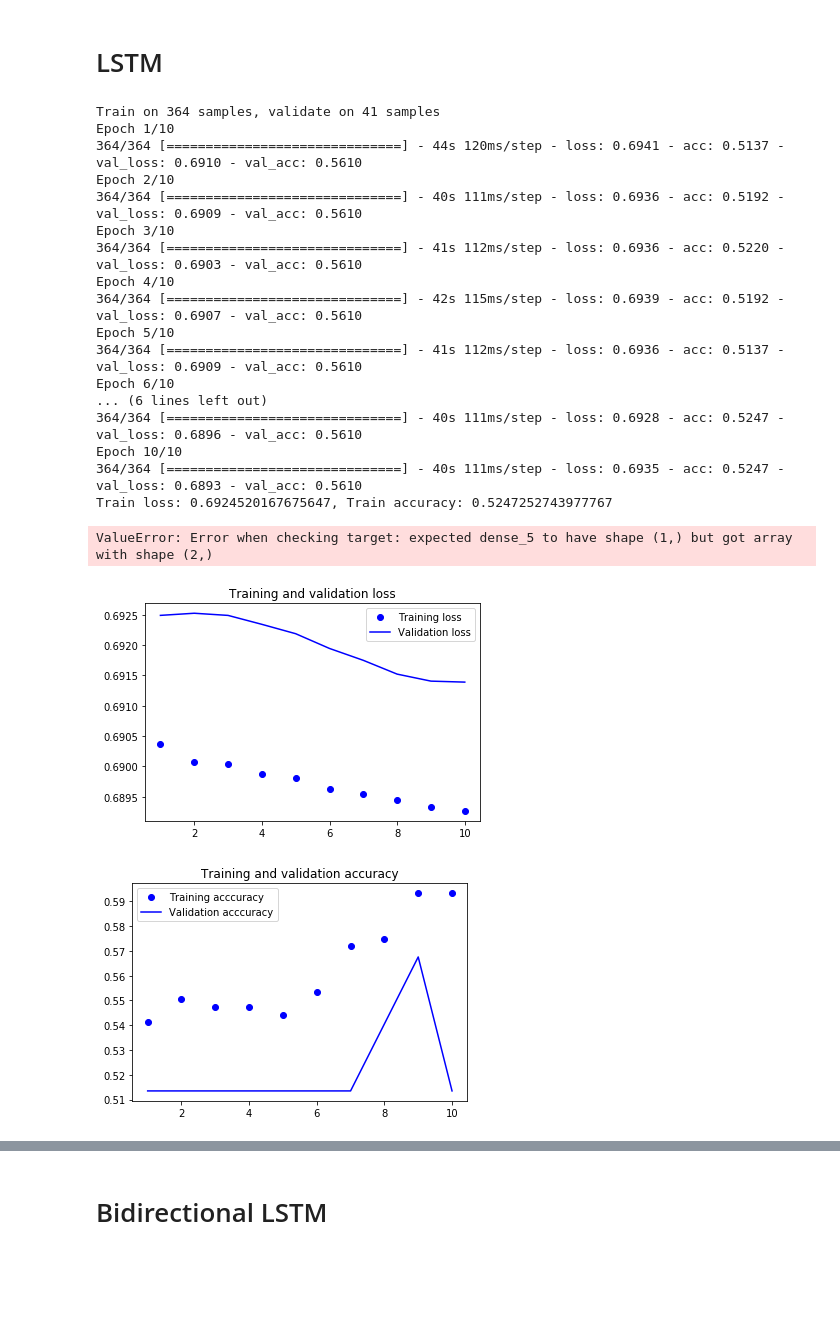
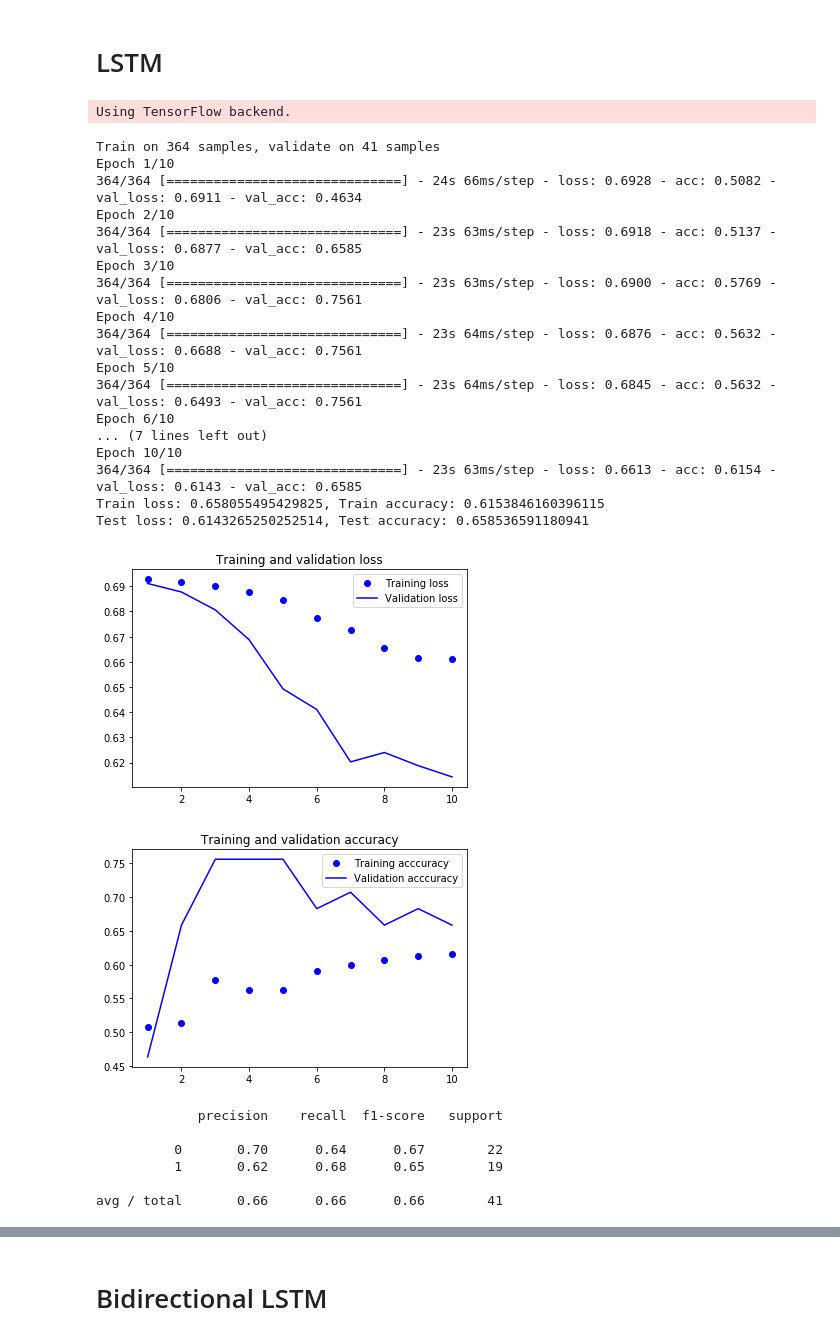
Before and after one commit to RoamEasy/emg-deep-learning, a Jupyter notebook: LSTM.ipynb, the cells around one changed output, grey strips where cells are left out. Saved outputs shown, nothing was run; the diff lists cells and outputs as text; code cells hidden in the pictures; blank space fills up the shorter version.

```diff
--- a/LSTM.ipynb
+++ b/LSTM.ipynb
@@ -21,17 +21,28 @@ from keras import optimizers
 from keras import layers
 from keras import models
 from keras.callbacks import History
+from keras.utils import np_utils
+history = History()
 
+if y_train.shape[-1] > 10:
+    num_classes = 2
+    activation = 'sigmoid'
+    loss = 'brinary_crossentropy'
+else:
+    num_classes = 10
+    y_train = np_utils.to_categorical(y_train, num_classes)
+    y_test = np_utils.to_categorical(y_test, num_classes)
+    activation = 'softmax'
+    loss = 'categorical_crossentropy'
 
-history = History()
-batch_size = 16
+batch_size = 32
 epochs = 10
 
 model = models.Sequential()
 model.add(LSTM(1, input_shape = (max_length, X_train.shape[-1])))
-model.add(layers.Dense(1, activation='sigmoid'))
+model.add(layers.Dense(1, activation=activation))
 
-model.compile(loss='binary_crossentropy',
+model.compile(loss=loss,
               optimizer= optimizers.Adam(lr =0.01),
               metrics=['accuracy'])
 
@@ -48,28 +59,28 @@ print('Train loss: {}, Train accuracy: {}'.format(train_score[0], train_score[1]
 test_score = model.evaluate(X_test, y_test, verbose=0)
 print('Test loss: {}, Test accuracy: {}'.format(test_score[0], test_score[1]))
 # %% [output]
-Train on 364 samples, validate on 41 samples
-Epoch 1/10
-364/364 [==============================] - 44s 120ms/step - loss: 0.6941 - acc: 0.5137 - val_loss: 0.6910 - val_acc: 0.5610
-Epoch 2/10
-364/364 [==============================] - 40s 111ms/step - loss: 0.6936 - acc: 0.5192 - val_loss: 0.6909 - val_acc: 0.5610
-Epoch 3/10
-364/364 [==============================] - 41s 112ms/step - loss: 0.6936 - acc: 0.5220 - val_loss: 0.6903 - val_acc: 0.5610
-Epoch 4/10
-364/364 [==============================] - 42s 115ms/step - loss: 0.6939 - acc: 0.5192 - val_loss: 0.6907 - val_acc: 0.5610
-Epoch 5/10
-364/364 [==============================] - 41s 112ms/step - loss: 0.6936 - acc: 0.5137 - val_loss: 0.6909 - val_acc: 0.5610
-Epoch 6/10
-... (6 lines left out)
-364/364 [==============================] - 40s 111ms/step - loss: 0.6928 - acc: 0.5247 - val_loss: 0.6896 - val_acc: 0.5610
-Epoch 10/10
-364/364 [==============================] - 40s 111ms/step - loss: 0.6935 - acc: 0.5247 - val_loss: 0.6893 - val_acc: 0.5610
-Train loss: 0.6924520167675647, Train accuracy: 0.5247252743977767
+Using TensorFlow backend.
-ValueError: Error when checking target: expected dense_5 to have shape (1,) but got array with shape (2,)
+Train on 364 samples, validate on 41 samples
+Epoch 1/10
+364/364 [==============================] - 24s 66ms/step - loss: 0.6928 - acc: 0.5082 - val_loss: 0.6911 - val_acc: 0.4634
+Epoch 2/10
+364/364 [==============================] - 23s 63ms/step - loss: 0.6918 - acc: 0.5137 - val_loss: 0.6877 - val_acc: 0.6585
+Epoch 3/10
+364/364 [==============================] - 23s 63ms/step - loss: 0.6900 - acc: 0.5769 - val_loss: 0.6806 - val_acc: 0.7561
+Epoch 4/10
+364/364 [==============================] - 23s 64ms/step - loss: 0.6876 - acc: 0.5632 - val_loss: 0.6688 - val_acc: 0.7561
+Epoch 5/10
+364/364 [==============================] - 23s 64ms/step - loss: 0.6845 - acc: 0.5632 - val_loss: 0.6493 - val_acc: 0.7561
+Epoch 6/10
+... (7 lines left out)
+Epoch 10/10
+364/364 [==============================] - 23s 63ms/step - loss: 0.6613 - acc: 0.6154 - val_loss: 0.6143 - val_acc: 0.6585
+Train loss: 0.658055495429825, Train accuracy: 0.6153846160396115
+Test loss: 0.6143265250252514, Test accuracy: 0.658536591180941
 # %%
 ### Plot Losss
 def plot_loss():
-    acc = history.history['accuracy']
+    acc = history.history['acc']
     loss = history.history['loss']
     val_loss = history.history['val_loss']
     epochs = range(1, len(acc) + 1)
@@ -82,21 +93,37 @@ def plot_loss():
 
 plot_loss()
 # %% [output]
-[figure, old version]
+[figure, new version]
 # %%
 ### Plot accuracy
 
 def plot_accuracy():
-    acc = history.history['accuracy']
+    acc = history.history['acc']
     val_acc = history.history['val_acc']
     epochs = range(1, len(acc) + 1)
     plt.figure()
     plt.plot(epochs, acc, 'bo', label='Training acccuracy')
     plt.plot(epochs, val_acc, 'b', label='Validation acccuracy')
     plt.title('Training and validation accuracy')
     plt.legend()
     plt.show()
 
 plot_accuracy()
 # %% [output]
-[figure, old version]
+[figure, new version]
+# %%
+#Test Data
+
+from sklearn.metrics import classification_report
+import numpy as np
+
+#y_test = np.argmax(y_test, axis=1) # Convert one-hot to index
+y_pred = model.predict_classes(X_test)
+print(classification_report(y_test, y_pred))
+# %% [output]
+             precision    recall  f1-score   support
+
+          0       0.70      0.64      0.67        22
+          1       0.62      0.68      0.65        19
+
+avg / total       0.66      0.66      0.66        41
```
Also changed, not shown: parts of 2 cells of this notebook, 2 other files.
